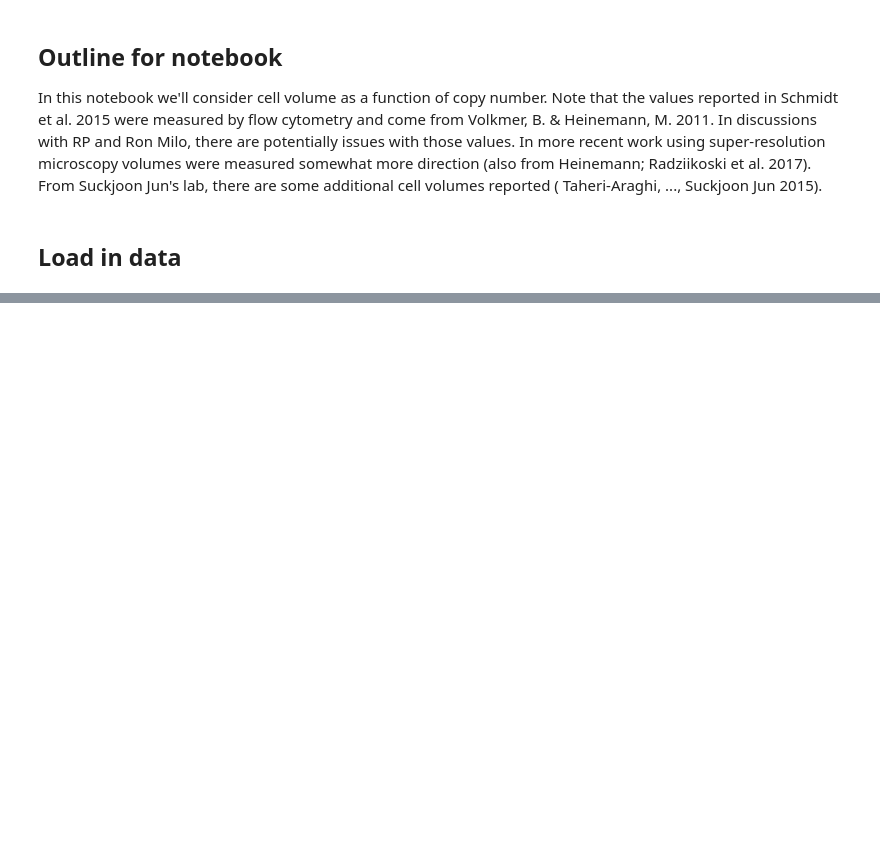
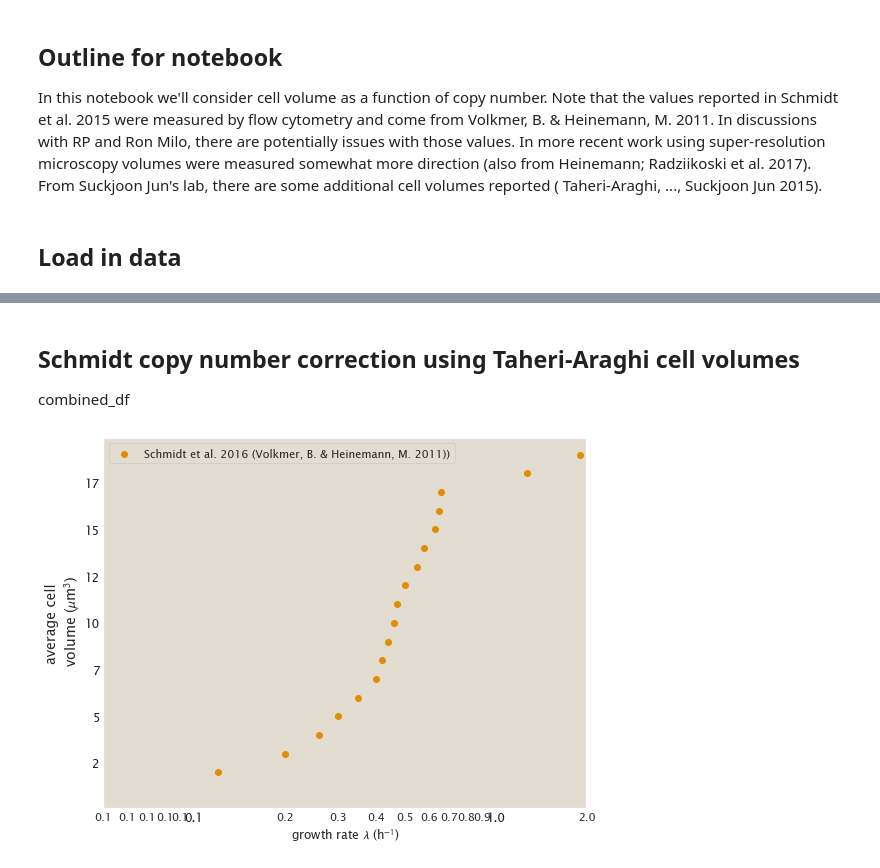
Before and after one commit to RPGroup-PBoC/growth_limits, a Jupyter notebook: code/exploratory/NB_prior_notebooks/2018_cell_volume.ipynb, the cells around one changed output, grey strips where cells are left out. Cells and saved outputs as stored; diff of their text form; code cells hidden in the pictures; blank space fills up the shorter version.

```diff
--- a/code/exploratory/NB_prior_notebooks/2018_cell_volume.ipynb
+++ b/code/exploratory/NB_prior_notebooks/2018_cell_volume.ipynb
@@ -160,0 +170,56 @@ plt.tight_layout()
+# %% [markdown]
+## Schmidt copy number correction using Taheri-Araghi cell volumes
+
+combined_df
+# %%
+# set color for each dataset
+pal = sns.color_palette(palette='colorblind', n_colors=8)
+colorlist = pal.as_hex()
+datasets_arr = np.append(combined_df.dataset.unique(),
+            ['Schmidt', 'Radzikoski', 'Taheri-Araghi'])
+color_dict = dict(zip(datasets_arr, colorlist))
+
+fig, ax = plt.subplots(1,1,figsize=(8,6))
+
+
+###################
+# Schmidt et al. 2015
+
+ax.scatter(combined_df.sort_values(by='growth_rate_hr').growth_rate_hr.unique(),np.arange(20)[1:],
+           label ='Schmidt et al. 2016 (Volkmer, B. & Heinemann, M. 2011))',
+          color = color_dict['Schmidt'])
+ax.set_ylabel('copy number of\nDNA-associated proteins', fontsize=14)
+
+
+
+ax.get_yaxis().set_major_formatter(plt.FuncFormatter(lambda x, loc: "{:,}".format(int(x))))
+ax.set_ylabel('average cell\n volume ($\mu$m$^3$)')
+ax.set_xlabel('growth rate $\lambda$ (h$^{-1}$)')
+plt.tick_params(axis='both', which='major', labelsize=12)
+plt.grid(False)
+plt.tick_params(which='both', width=1)
+plt.tick_params(which='both', length=12, color='white')
+# plt.tick_params(axis='y', which='minor', labelsize=14)
+ax.get_yaxis().set_tick_params(which='both', direction='in')
+ax.get_xaxis().set_tick_params(which='both', direction='in')
+ax.tick_params(axis='both', colors='white', labelcolor='k')
+
+# ax.set_yscale('log')
+ax.set_xscale('log')
+
+# Put a legend to the right of the current axis
+lgd = ax.legend( loc='center left', bbox_to_anchor=(1, 0.5), fontsize=12, ncol=1)
+
+from matplotlib.ticker import FormatStrFormatter
+ax.xaxis.set_minor_formatter(FormatStrFormatter("%.1f"))
+ax.xaxis.set_major_formatter(FormatStrFormatter("%.1f"))
+
+handles, labels = plt.gca().get_legend_handles_labels()
+by_label = dict(zip(labels, handles))
+plt.legend(by_label.values(), by_label.keys())
+
+# ax.set_ylim(0.3,5)
+ax.set_xlim(0.05,2)
+plt.tight_layout()
+# %% [output]
+[figure, added]
```
Also changed, not shown: parts of 15 cells of this notebook, 1 other file.
